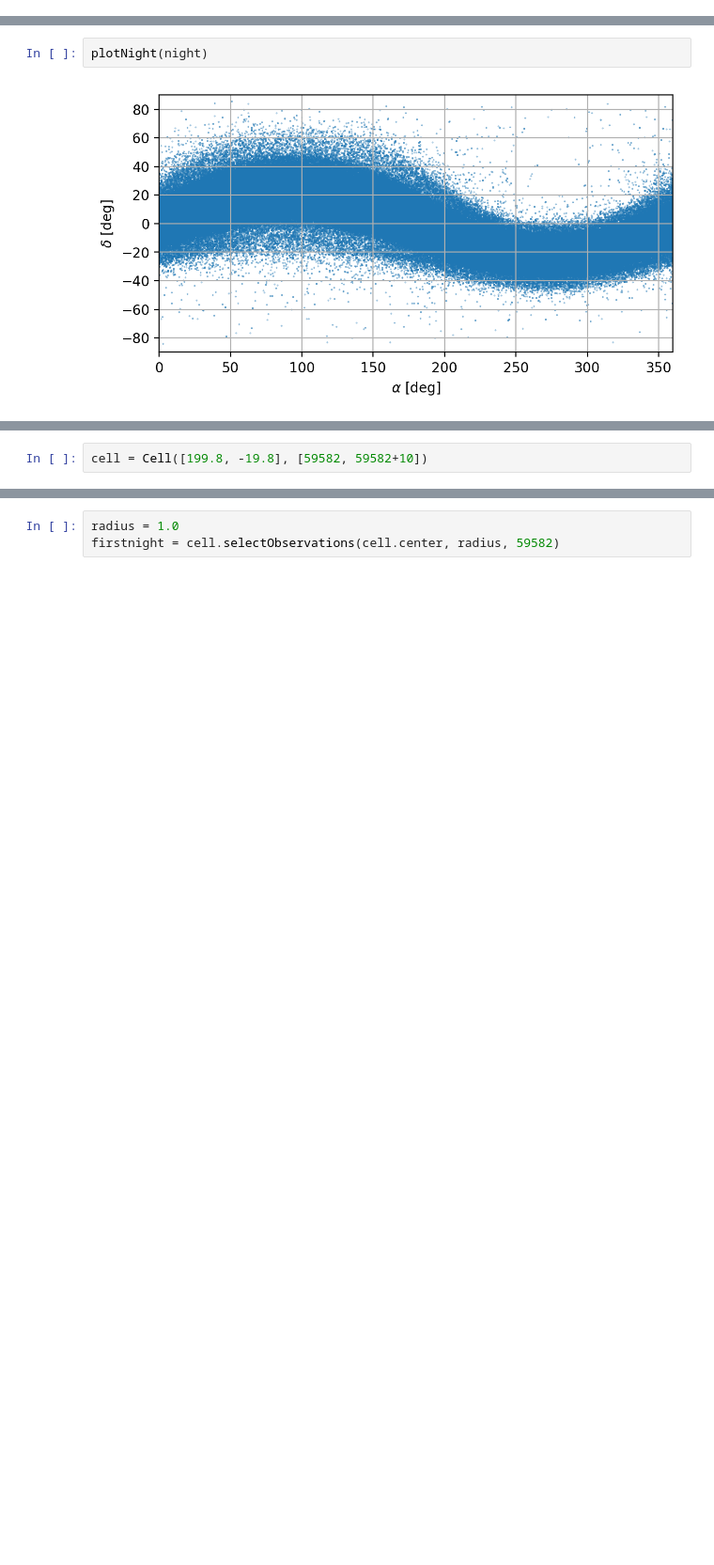
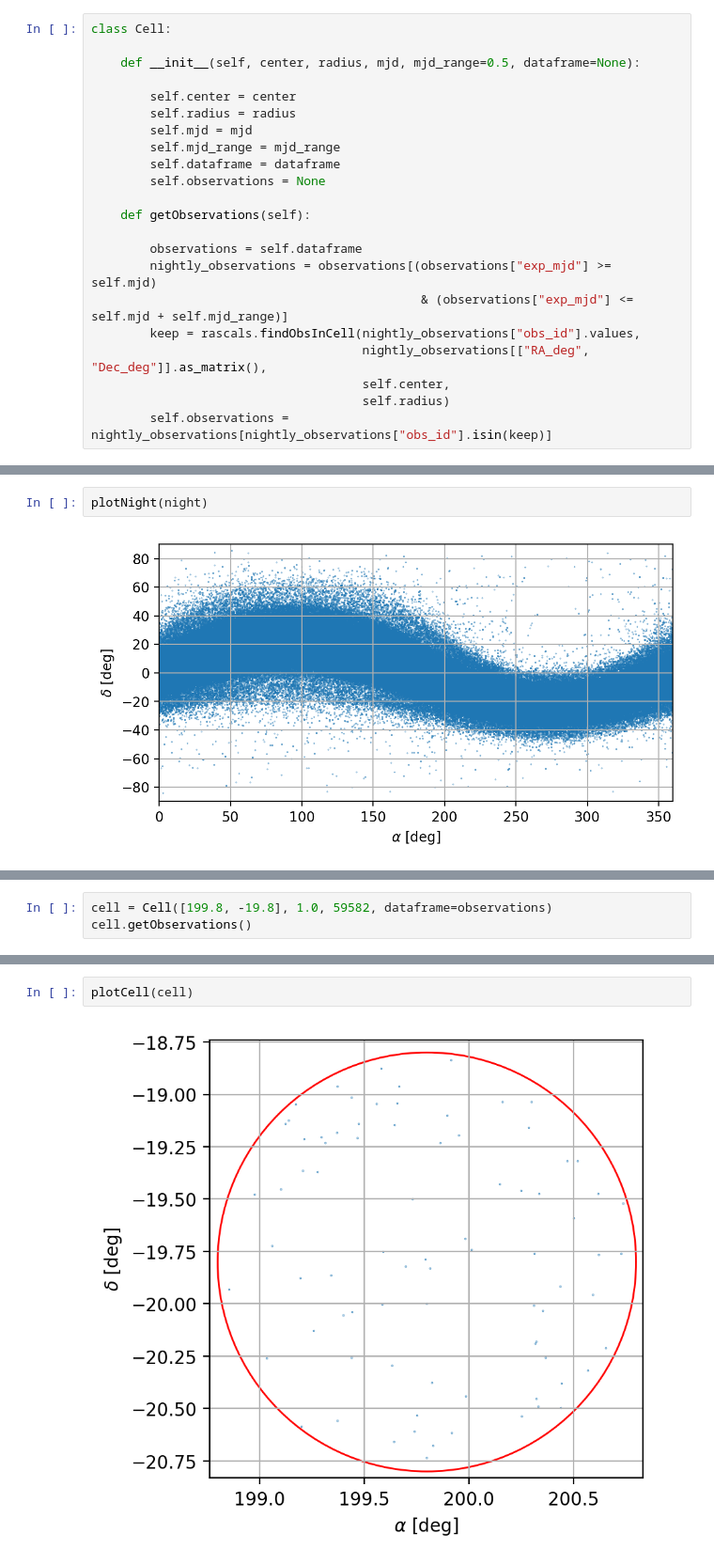
Before and after one commit to moeyensj/thor, a Jupyter notebook: notebooks/phaseFolding_devOptimal.ipynb, the cells around one changed output, grey strips where cells are left out. Shown at 94% size. Drawn from its saved outputs; the diff is of its cells as text; blank space fills up the shorter version.

```diff
--- a/notebooks/phaseFolding_devOptimal.ipynb
+++ b/notebooks/phaseFolding_devOptimal.ipynb
@@ -213,0 +328,22 @@ def plotNight(night,
+# %%
+class Cell:
+
+    def __init__(self, center, radius, mjd, mjd_range=0.5, dataframe=None):
+
+        self.center = center
+        self.radius = radius
+        self.mjd = mjd
+        self.mjd_range = mjd_range
+        self.dataframe = dataframe
+        self.observations = None
+
+    def getObservations(self):
+
+        observations = self.dataframe
+        nightly_observations = observations[(observations["exp_mjd"] >= self.mjd)
+                                             & (observations["exp_mjd"] <= self.mjd + self.mjd_range)]
+        keep = rascals.findObsInCell(nightly_observations["obs_id"].values,
+                                     nightly_observations[["RA_deg", "Dec_deg"]].as_matrix(),
+                                     self.center,
+                                     self.radius)
+        self.observations = nightly_observations[nightly_observations["obs_id"].isin(keep)]
@@ -220,2 +557,3 @@ plotNight(night)
 # %%
-cell = Cell([199.8, -19.8], [59582, 59582+10])
+cell = Cell([199.8, -19.8], 1.0, 59582, dataframe=observations)
+cell.getObservations()
@@ -228,6 +560,7 @@ Found 176218 observations.
-# %%
-radius = 1.0
-firstnight = cell.selectObservations(cell.center, radius, 59582)
+# %%
+plotCell(cell)
+# %% [output]
+[figure, added]
 # %%
 print("r [AU]:\n min: {}\n max: {}\n median: {}".format(cell.observations["r_au"].min(),
                                                         cell.observations["r_au"].max(),
```
Also changed, not shown: parts of 45 cells of this notebook.
